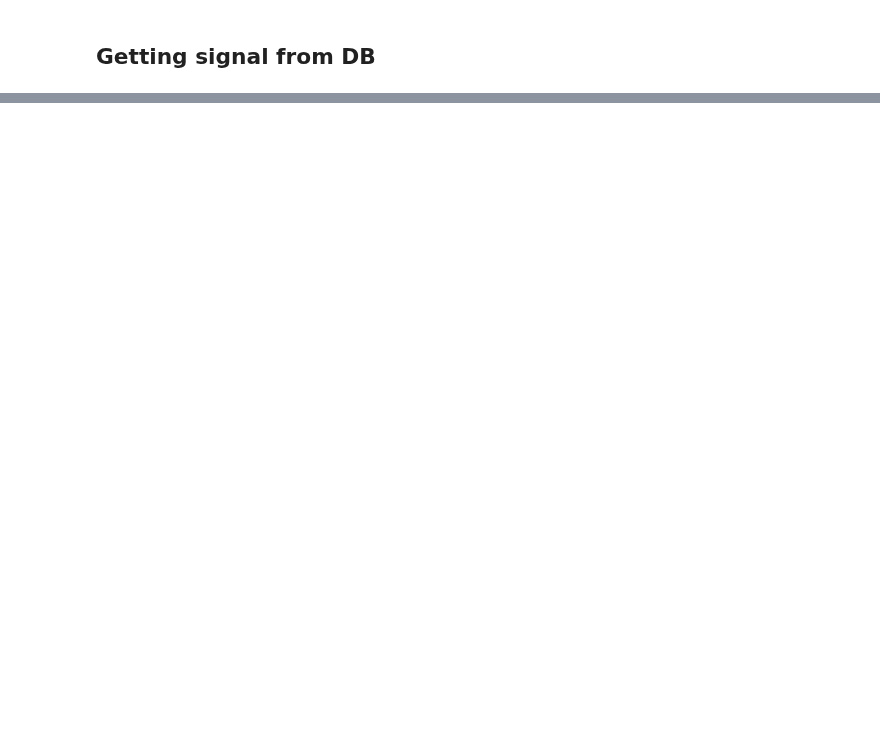
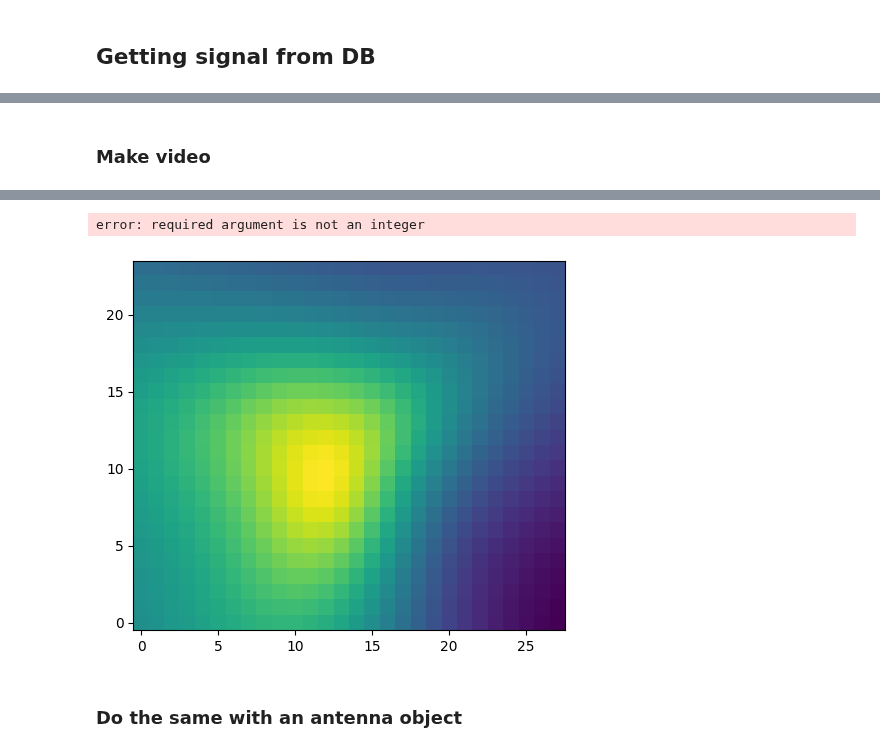
Before and after one commit to bimea/megamicros, a Jupyter notebook: notebooks/getstarted_MemsArray.ipynb, the cells around one changed output, grey strips where cells are left out. Saved outputs shown, nothing was run; the diff lists cells and outputs as text; code cells hidden in the pictures; blank space fills up the shorter version.

```diff
--- a/notebooks/getstarted_MemsArray.ipynb
+++ b/notebooks/getstarted_MemsArray.ipynb
@@ -223,0 +177,12 @@ print( np.shape(my_signal) )
+# %% [markdown]
+### Make video
+# %%
+generate_moovie(
+    imgs,
+    rate=SAMPLING_FREQUENCY/FRAME_LENGTH,
+    sound=sound.astype( np.float32 ).T,
+    sampling_frequency=SAMPLING_FREQUENCY,
+    norm=None,
+    #extent=( 0, ROOM_SIZE[0], 0, ROOM_SIZE[1] ),
+)
+# %% [output]
@@ -223,0 +193,4 @@ print( np.shape(my_signal) )
+error: required argument is not an integer
+[figure, added]
+# %% [markdown]
+### Do the same with an antenna object
```
Also changed, not shown: parts of 13 cells of this notebook, 1 other file.
